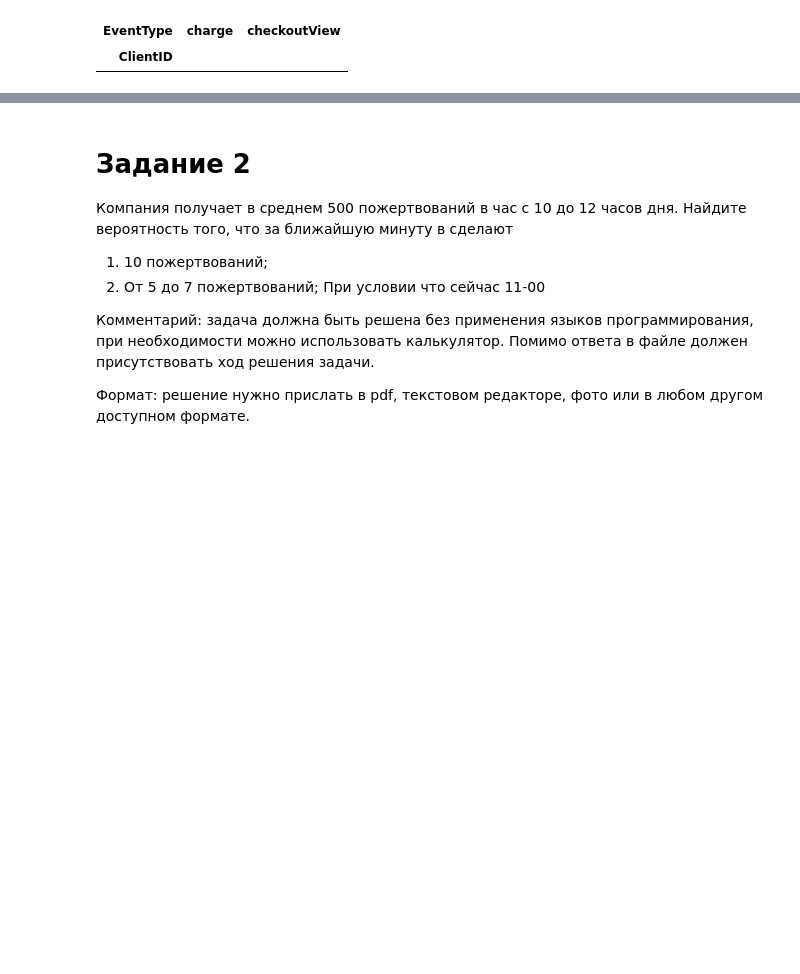
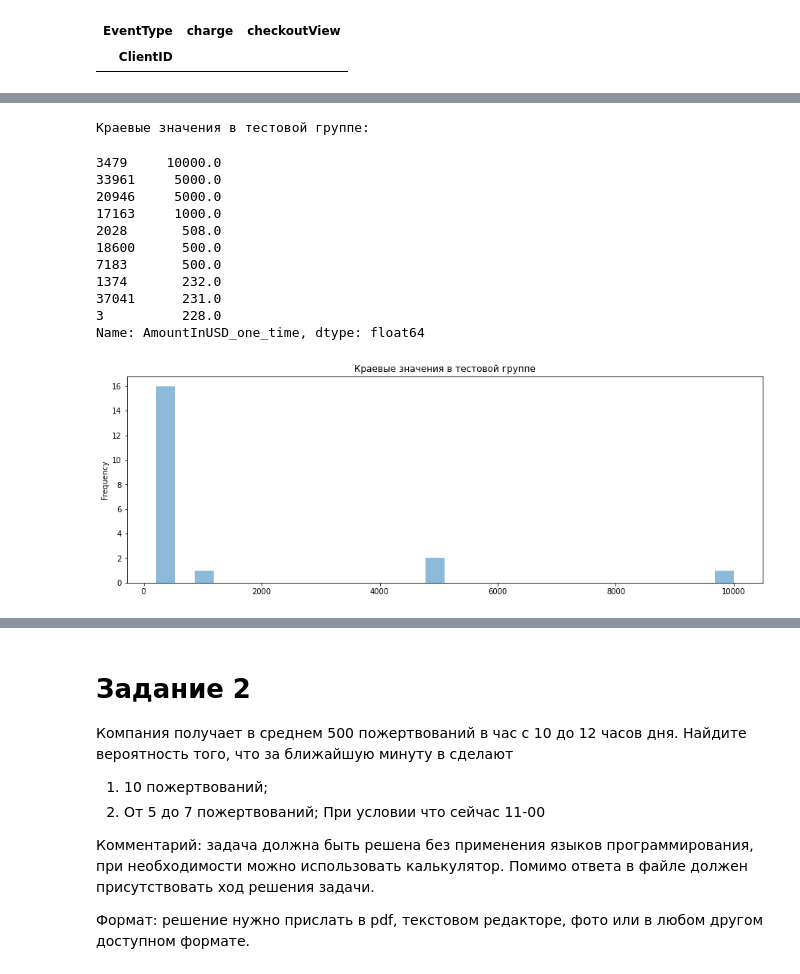
Before and after one commit to KotovIvanUnique/data_analysis_practice, a Jupyter notebook: test_case_3/test_case_3.ipynb, the cells around one changed output, grey strips where cells are left out. Drawn from its saved outputs; the diff is of its cells as text; code cells hidden in the pictures; blank space fills up the shorter version.

```diff
--- a/test_case_3/test_case_3.ipynb
+++ b/test_case_3/test_case_3.ipynb
@@ -235,0 +226,25 @@ client_result_agg[client_result_agg.tag == 'test'].Donated_share.item() - client
+# %%
+# Т.к. для тестовой группы стандартное отклонение разового пожертвования оказалось существенно больше,
+# имеет смысл посмотреть на распределение краевых значений этой величины и сравнить их с контрольной группой
+
+from matplotlib import pyplot as plt
+fig = plt.figure(figsize = (15,5))
+ax = fig.gca()
+ax.set_title('Краевые значения в тестовой группе')
+print('Краевые значения в тестовой группе:')
+client_result[(client_result.tag == 'test') & (client_result.AmountInUSD_one_time > 200)]['AmountInUSD_one_time'].plot.hist(bins=30, alpha=0.5, ax = ax)
+client_result[(client_result.tag == 'test') & (client_result.AmountInUSD_one_time > 200)].dropna(subset=['AmountInUSD_one_time']).sort_values(by='AmountInUSD_one_time', ascending=False)['AmountInUSD_one_time'].head(10)
+# %% [output]
+Краевые значения в тестовой группе:
+3479     10000.0
+33961     5000.0
+20946     5000.0
+17163     1000.0
+2028       508.0
+18600      500.0
+7183       500.0
+1374       232.0
+37041      231.0
+3          228.0
+Name: AmountInUSD_one_time, dtype: float64
+[figure, added]
```
Also changed, not shown: parts of 11 cells of this notebook.
